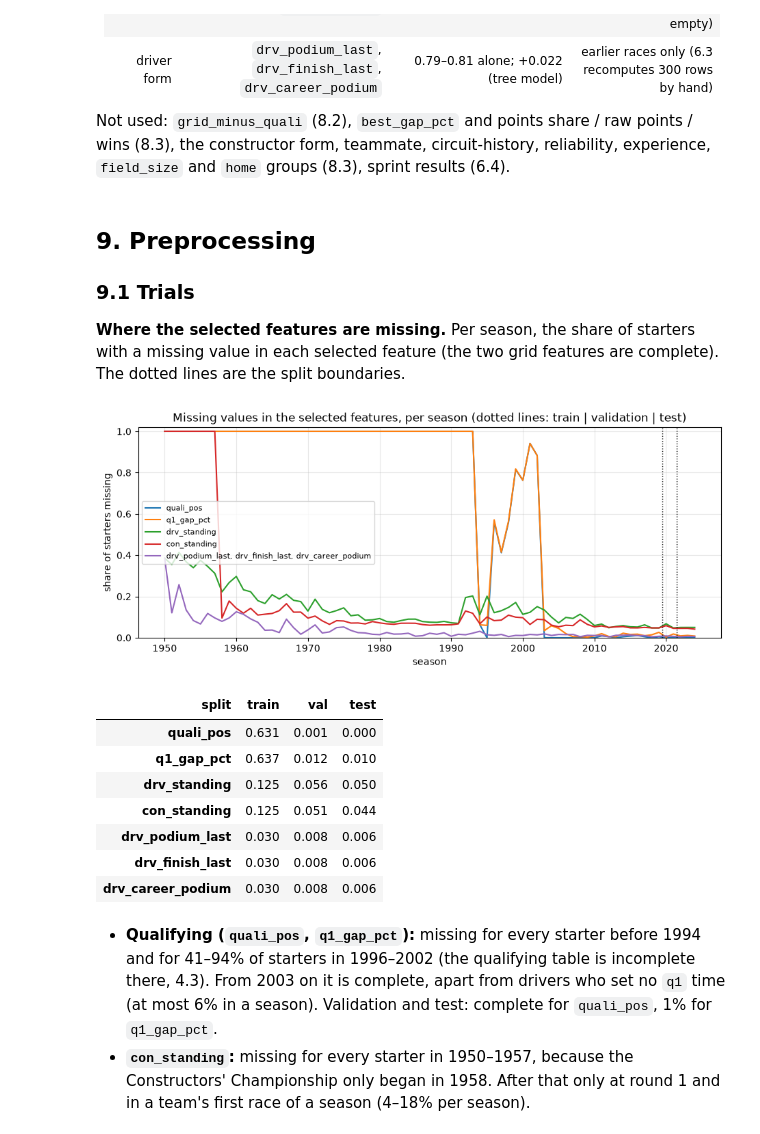
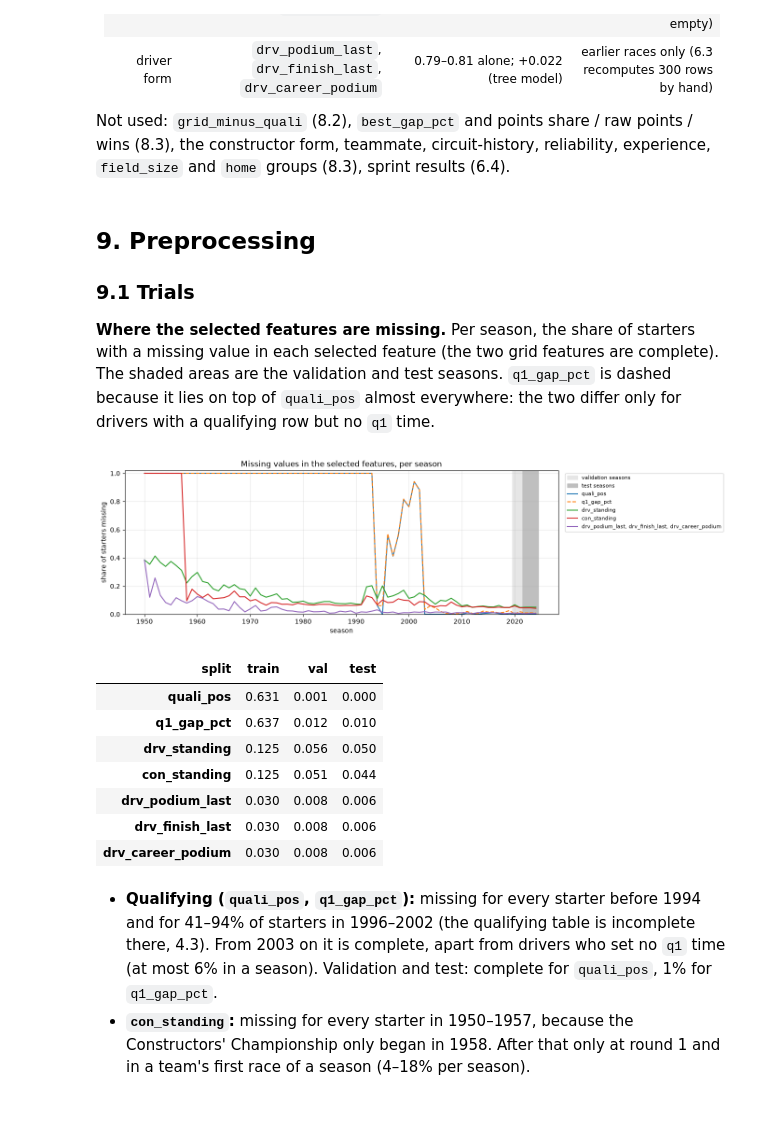
Before and after one commit to HamadaTamer/AI-Tools-Lab-F1-Project, a Jupyter notebook: F1_podium_prediction.ipynb, the cells around one changed output. Cells and saved outputs as stored; diff of their text form; code cells hidden in the pictures.

```diff
--- a/F1_podium_prediction.ipynb
+++ b/F1_podium_prediction.ipynb
@@ -2272,30 +2272,30 @@ Not used: `grid_minus_quali` (8.2), `best_gap_pct` and points share / raw points
 
 ### 9.1 Trials
 
-**Where the selected features are missing.** Per season, the share of starters with a missing value in each selected feature (the two grid features are complete). The dotted lines are the split boundaries.
+**Where the selected features are missing.** Per season, the share of starters with a missing value in each selected feature (the two grid features are complete). The shaded areas are the validation and test seasons. `q1_gap_pct` is dashed because it lies on top of `quali_pos` almost everywhere: the two differ only for drivers with a qualifying row but no `q1` time.
 # %%
 train_rows = features[features['split'] == 'train']
 with_missing = [c for c in SELECTED if features[c].isna().any()]
 missing_by_season = features.groupby('year')[with_missing].agg(lambda s: s.isna().mean())
 same_pattern = {}    # features with an identical missing pattern share one line
 for col in with_missing:
     twin = next((c for c in same_pattern if missing_by_season[c].equals(missing_by_season[col])), None)
     same_pattern.setdefault(twin or col, []).append(col)
-fig, ax = plt.subplots(figsize=(11, 4))
+fig, ax = plt.subplots(figsize=(12, 4))
+ax.axvspan(2019.5, 2021.5, color='0.9', label='validation seasons')
+ax.axvspan(2021.5, 2024.5, color='0.75', label='test seasons')
 for col, cols in same_pattern.items():
-    ax.plot(missing_by_season.index, missing_by_season[col], label=', '.join(cols))
-for boundary in [2019.5, 2021.5]:
-    ax.axvline(boundary, color='k', ls=':', lw=1)
+    ax.plot(missing_by_season.index, missing_by_season[col], ls='--' if col == 'q1_gap_pct' else '-', label=', '.join(cols))
 ax.set_ylim(0, 1.02)
 ax.set_xlabel('season')
 ax.set_ylabel('share of starters missing')
-ax.set_title('Missing values in the selected features, per season (dotted lines: train | validation | test)')
-ax.legend(fontsize=8)
+ax.set_title('Missing values in the selected features, per season')
+ax.legend(fontsize=8, loc='upper left', bbox_to_anchor=(1.01, 1))
 save_fig('feature_missingness')
 plt.show()
 features.groupby('split')[with_missing].agg(lambda s: s.isna().mean()).T[['train', 'val', 'test']].round(3)
 # %% [output]
-[figure, old version]
+[figure, new version]
 | split | train | val | test |
 | quali_pos | 0.631 | 0.001 | 0.000 |
 | q1_gap_pct | 0.637 | 0.012 | 0.010 |
```
Also changed, not shown: parts of 2 cells of this notebook, 3 other files.
